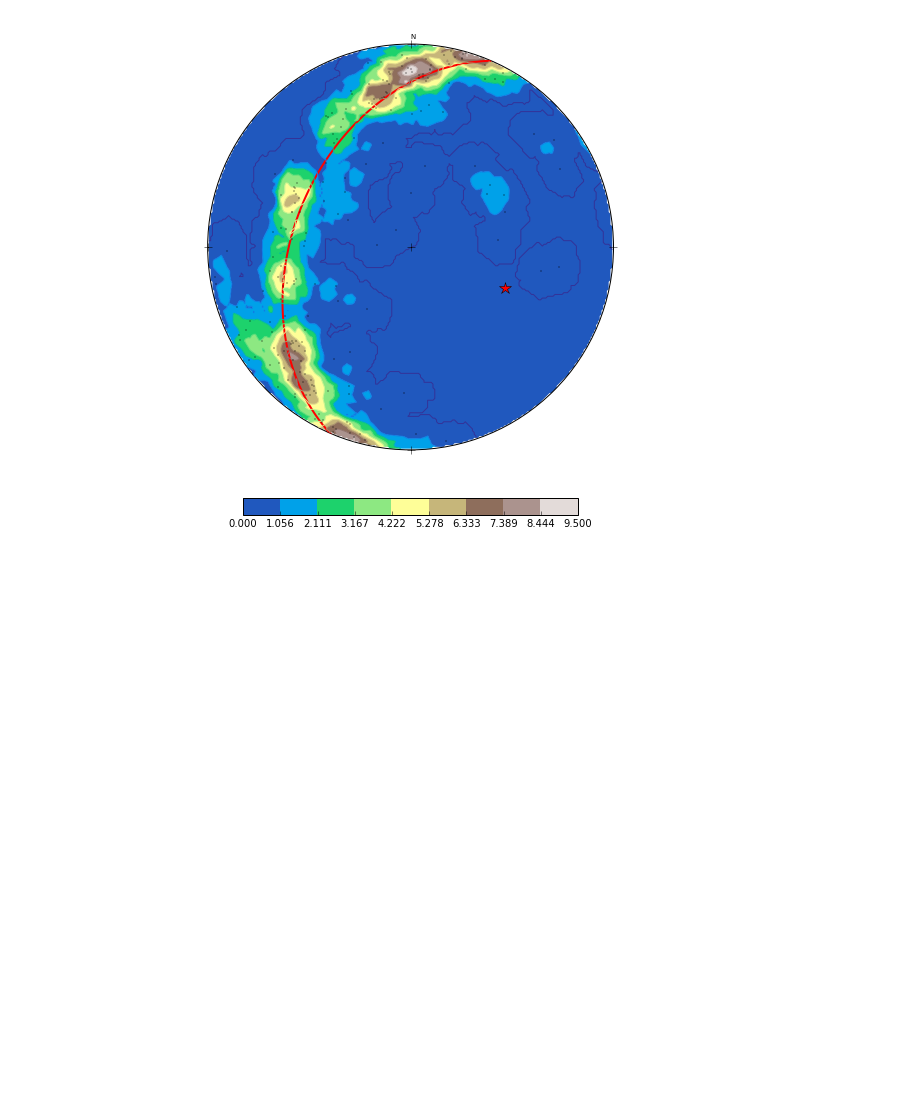
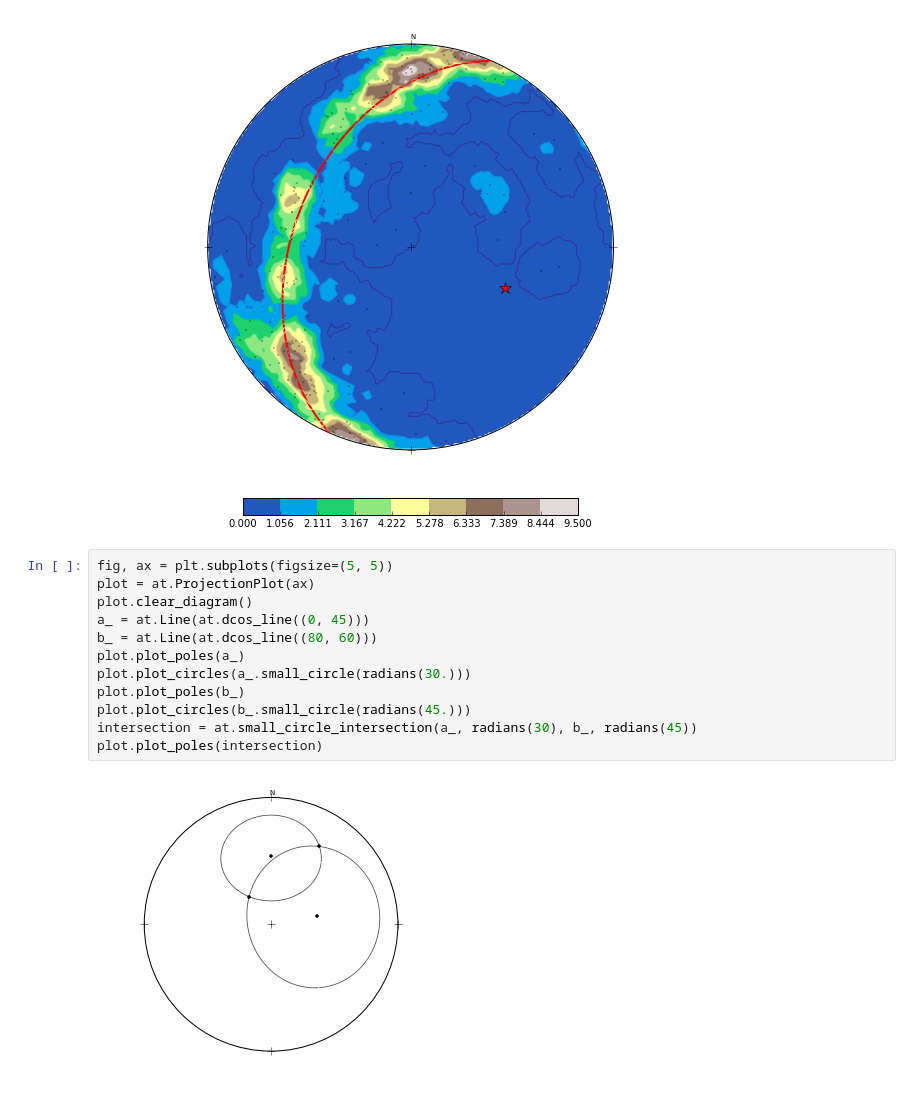
Before and after one commit to endarthur/autti, a Jupyter notebook: auttitude_testing.ipynb, the cells around one changed output. Cells and saved outputs as stored; diff of their text form; blank space fills up the shorter version.

Commit message:
added small circle intersection
Added small circle intersection to geometry module, and example to jupyter notebook. Small pylint corrections to models and plot.

```diff
--- a/auttitude_testing.ipynb
+++ b/auttitude_testing.ipynb
@@ -98,3 +98,17 @@ plt.colorbar(c, shrink=.6, orientation='horizontal', pad=.05)
 # %% [output]
 <matplotlib.colorbar.Colorbar at 0x...>
 [figure]
+# %%
+fig, ax = plt.subplots(figsize=(5, 5))
+plot = at.ProjectionPlot(ax)
+plot.clear_diagram()
+a_ = at.Line(at.dcos_line((0, 45)))
+b_ = at.Line(at.dcos_line((80, 60)))
+plot.plot_poles(a_)
+plot.plot_circles(a_.small_circle(radians(30.)))
+plot.plot_poles(b_)
+plot.plot_circles(b_.small_circle(radians(45.)))
+intersection = at.small_circle_intersection(a_, radians(30), b_, radians(45))
+plot.plot_poles(intersection)
+# %% [output]
+[figure, added]
```
Also changed, not shown: 4 other files.
